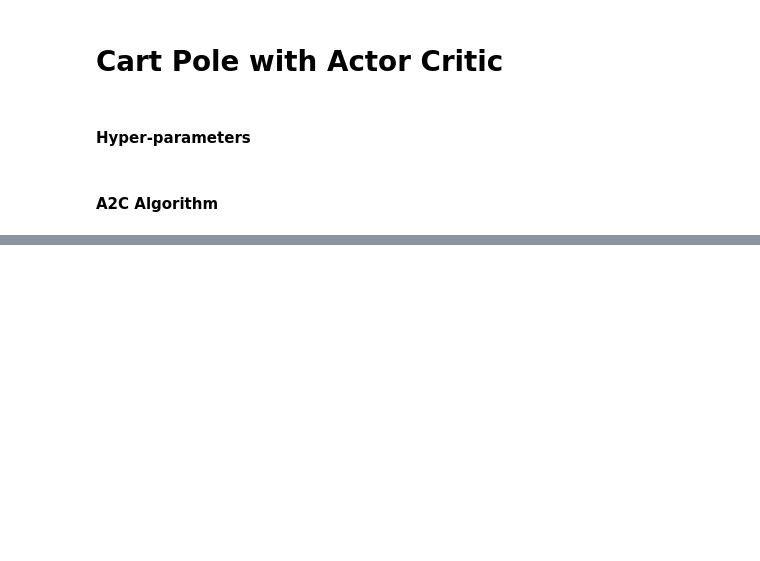
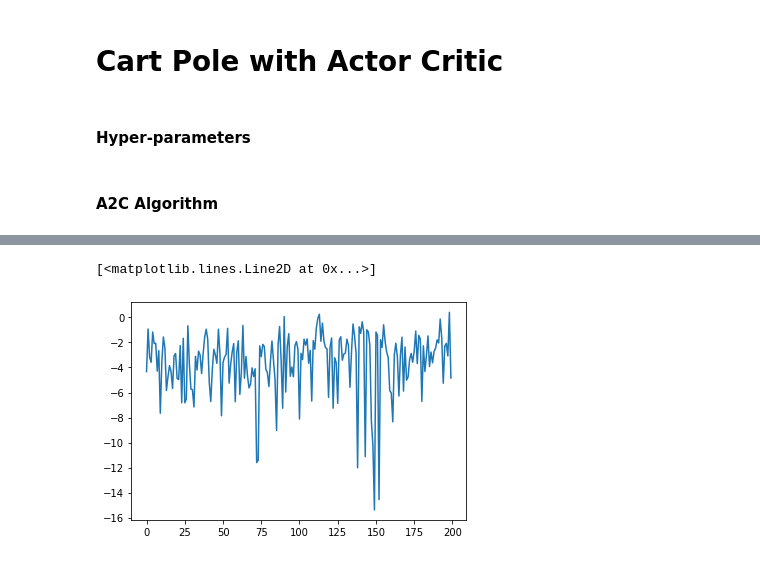
Before and after one commit to antodima/cart-pole-rl, a Jupyter notebook: actor_critic.ipynb, the cells around one changed output, grey strips where cells are left out. Drawn from its saved outputs; the diff is of its cells as text; code cells hidden in the pictures; blank space fills up the shorter version.

```diff
--- a/actor_critic.ipynb
+++ b/actor_critic.ipynb
@@ -22,7 +23,7 @@ def create_model(state_space, action_space, actor_lr, critic_lr):
     actor.compile(loss='categorical_crossentropy', optimizer=RMSprop(lr=actor_lr))
 
     # critic learns value-function
-    value = Dense(1, kernel_initializer='he_uniform', name='values')(x)
+    value = Dense(1, kernel_initializer='he_uniform', name='value')(x)
     critic = Model(inputs=x, outputs=value, name='critic')
     critic.compile(loss='mse', optimizer=RMSprop(lr=critic_lr))
     actor.summary()
@@ -41,7 +42,7 @@ action_space = env.action_space.n
 state_space = env.observation_space.shape[0]
 n_episodes = 200
 actor_lr = 0.001
-critic_lr = 0.005
+critic_lr = 0.001
 gamma = 0.99
 
 render = False
@@ -54,52 +71,55 @@ ValueError: 'P(s,a)/' is not a valid scope name
 # %%
 scores = []
+losses = []
 episodes = []
 
 for e in range(n_episodes):
     done = False
     score = 0
+    ep_losses = []
     state = env.reset()
     # https://stackoverflow.com/questions/60911279/is-it-possible-to-get-an-image-of-environment-in-openai-gym
     #state = env.render(mode="rgb_array")
-    #state = np.reshape(state, [1, state_space])
-    state = tf.convert_to_tensor(state, dtype=tf.float32)
+    state = np.reshape(state, [1, state_space])
 
     while not done:
         if render:
             env.render()
         action = next_action(actor, state, action_space)
         next_state, reward, done, _ = env.step(action)
-        #next_state = np.reshape(next_state, [1, state_space])
-        next_state = tf.convert_to_tensor(next_state, dtype=tf.float32)
+        next_state = np.reshape(next_state, [1, state_space])
         # the max score for the cartpole is 499
         reward = reward if not done or score == 499 else -100
 
         # value iteration and policy gradient
-        target = np.zeros((1,1))  # policy targets matrix
-        advantages = np.zeros((1,action_space))  # advantages matrix
+        value_target = np.zeros((1, 1))
+        policy_target = np.zeros((1, action_space))
 
         value = critic.predict(state)[0]  # get value for this state
         next_value = critic.predict(next_state)[0]  # get value for the next state
 
         if done:
-            advantages[0][action] = reward - value
-            target[0][0] = reward
+            value_target[0][0] = reward
+            policy_target[0][action] = reward - value
         else:
-            advantages[0][action] = reward + gamma * (next_value) - value  # Bellman error
-            target[0][0] = reward + gamma * next_value
+            value_target[0][0] = reward + gamma * next_value
+            policy_target[0][action] = reward + gamma * next_value - value  # advantage
 
-        actor.fit(state, advantages, epochs=1, verbose=0)
-        critic.fit(state, target, epochs=1, verbose=0)
+        critic.fit(state, value_target, epochs=1, verbose=0)
+        history = actor.fit(state, policy_target, epochs=1, verbose=0)
+        loss = history.history['loss'][0]
+        ep_losses.append(loss)
 
         # update scores and state
         score += reward
         state = next_state
         if done:
-            score = score if score == 500.0 else score +100
+            score = score if score == 500.0 else (score + 100)
             scores.append(score)
             episodes.append(e)
+            losses.append(np.mean(ep_losses))
 
-    if e+1 % 50 == 0:
+    if e % 50 == 0:
         actor.save_weights("./save_model/cartpole_actor.h5")
         critic.save_weights("./save_model/cartpole_critic.h5")
-        print(f"episode: {e+1}/{n_episodes}, score: {score}")
+        print(f"episode: {e+1}/{n_episodes}, score: {score}, loss: {losses[-1]}")
@@ -107,0 +136,5 @@ plt.plot(scores)
+# %%
+plt.plot(losses)
+# %% [output]
+[<matplotlib.lines.Line2D at 0x...>]
+[figure, added]
```
Also changed, not shown: parts of 4 cells of this notebook, 3 other files.
